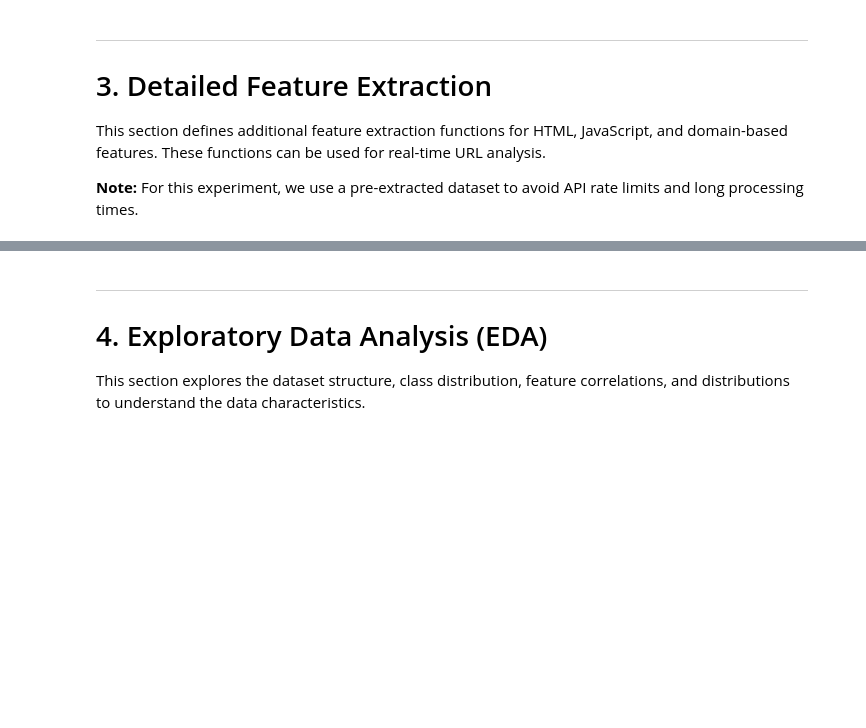
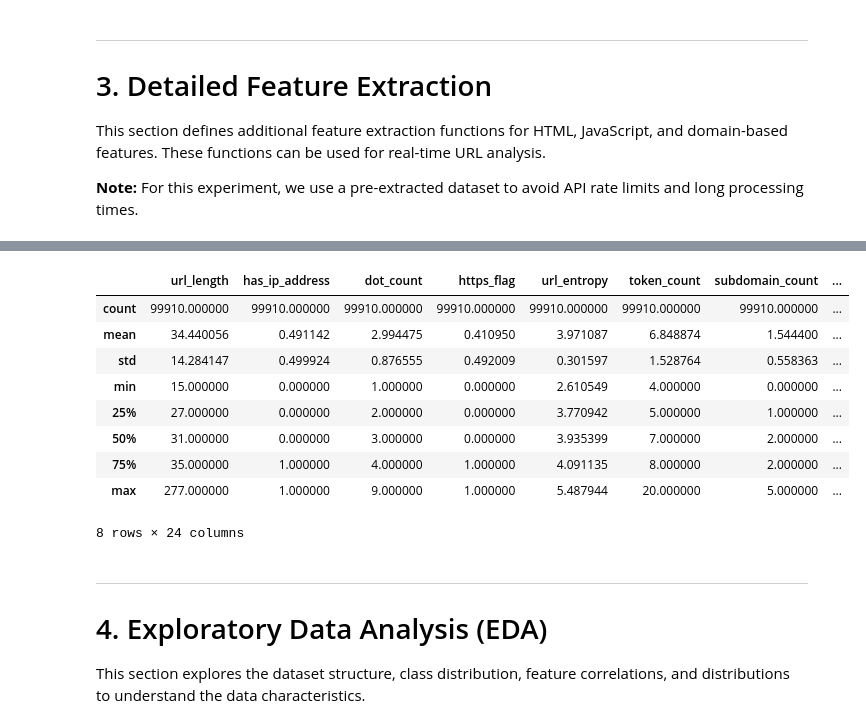
Before and after one commit to WJUNN123/Malicious-URL-Detection-Using-Machine-Learning, a Jupyter notebook: Malicious_URL_Detection_ML.ipynb, the cells around one changed output, grey strips where cells are left out. Cells and saved outputs as stored; diff of their text form; code cells hidden in the pictures; blank space fills up the shorter version.

```diff
--- a/Malicious_URL_Detection_ML.ipynb
+++ b/Malicious_URL_Detection_ML.ipynb
@@ -310,3 +422,17 @@ df_extract.head()
+# %%
+df_extract = df_extract[(df_extract['url'] != 'Offline') & (df_extract['subdomain_count'] != -1)]
+df_extract.describe()
+# %% [output]
+|  | url_length | has_ip_address | dot_count | https_flag | url_entropy | token_count | subdomain_count | ... |
+| count | 99910.000000 | 99910.000000 | 99910.000000 | 99910.000000 | 99910.000000 | 99910.000000 | 99910.000000 | ... |
+| mean | 34.440056 | 0.491142 | 2.994475 | 0.410950 | 3.971087 | 6.848874 | 1.544400 | ... |
+| std | 14.284147 | 0.499924 | 0.876555 | 0.492009 | 0.301597 | 1.528764 | 0.558363 | ... |
+| min | 15.000000 | 0.000000 | 1.000000 | 0.000000 | 2.610549 | 4.000000 | 0.000000 | ... |
+| 25% | 27.000000 | 0.000000 | 2.000000 | 0.000000 | 3.770942 | 5.000000 | 1.000000 | ... |
+| 50% | 31.000000 | 0.000000 | 3.000000 | 0.000000 | 3.935399 | 7.000000 | 2.000000 | ... |
+| 75% | 35.000000 | 1.000000 | 4.000000 | 1.000000 | 4.091135 | 8.000000 | 2.000000 | ... |
+| max | 277.000000 | 1.000000 | 9.000000 | 1.000000 | 5.487944 | 20.000000 | 5.000000 | ... |
+8 rows × 24 columns
 # %% [markdown]
 ---
 
```
Also changed, not shown: parts of 41 cells of this notebook.
